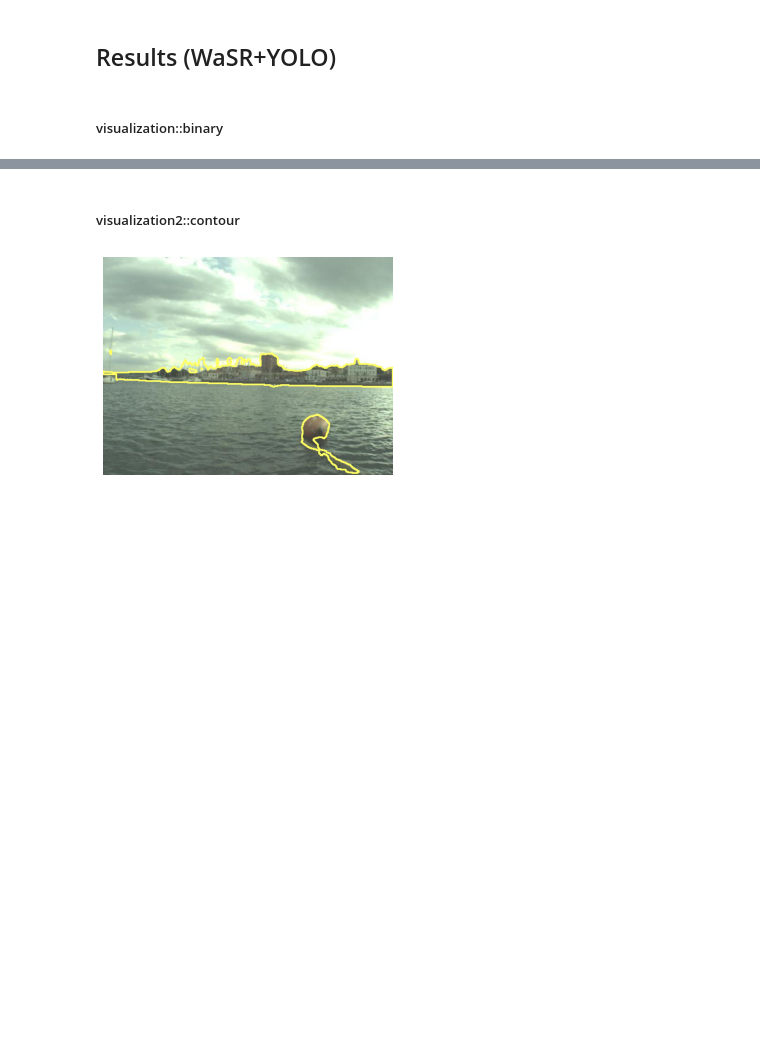
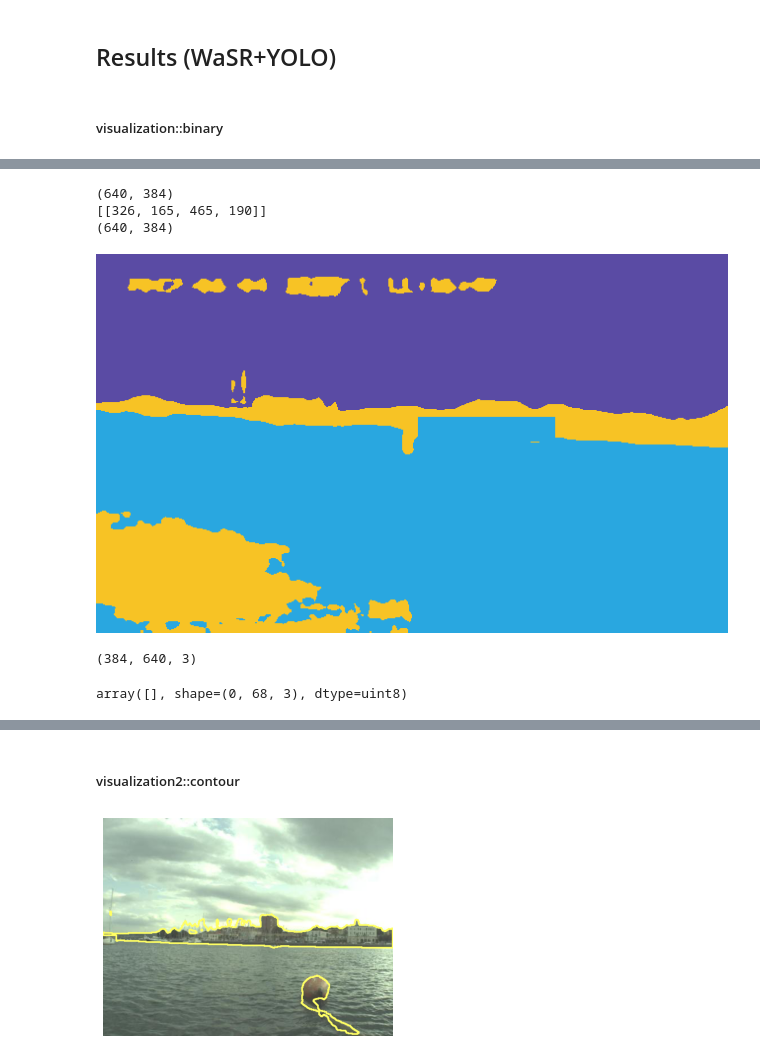
Before and after one commit to AIX-Coast-Defense-PIL/Segmentation-WaSR, a Jupyter notebook: results_wasr_yolo.ipynb, the cells around one changed output, grey strips where cells are left out. Cells and saved outputs as stored; diff of their text form; code cells hidden in the pictures; blank space fills up the shorter version.

```diff
--- a/results_wasr_yolo.ipynb
+++ b/results_wasr_yolo.ipynb
@@ -77,0 +83,40 @@ display(sub_img)
+# %%
+raw_img = Image.open(raw_path)
+raw_img = raw_img.resize((640, 384))
+print(raw_img.size)
+
+## raw image에 bounding box 그리기
+coords = get_box_coord(raw_img.size, box_path)
+print(coords)
+
+## segmentation 결과
+seg_img = Image.open(seg_path)
+print(seg_img.size)
+# display(seg_image)
+
+
+## segmentation에서 obstacle만 추출
+# seg_img = seg_img.resize((1920, 1080))
+seg_arr = np.array(seg_img)
+
+# ## bounding box 부분 제외시키기
+for coord in coords:
+    # print(seg_arr[coord[1]:coord[3], coord[0]:coord[2], :])
+    seg_arr[coord[1]:coord[3], coord[0]:coord[2],:] = [ 41, 167, 224]
+
+# sub_img=Image.fromarray(np.uint8(seg_arr * 255), 'L')
+sub_img=Image.fromarray(seg_arr)
+display(sub_img)
+# %% [output]
+(640, 384)
+[[326, 165, 465, 190]]
+(640, 384)
+[figure, added]
+# %%
+seg_arr.shape
+# %% [output]
+(384, 640, 3)
+# %%
+seg_arr[979:1396, 465:533, :]
+# %% [output]
+array([], shape=(0, 68, 3), dtype=uint8)
```
Also changed, not shown: parts of 4 cells of this notebook, 9 other files.
